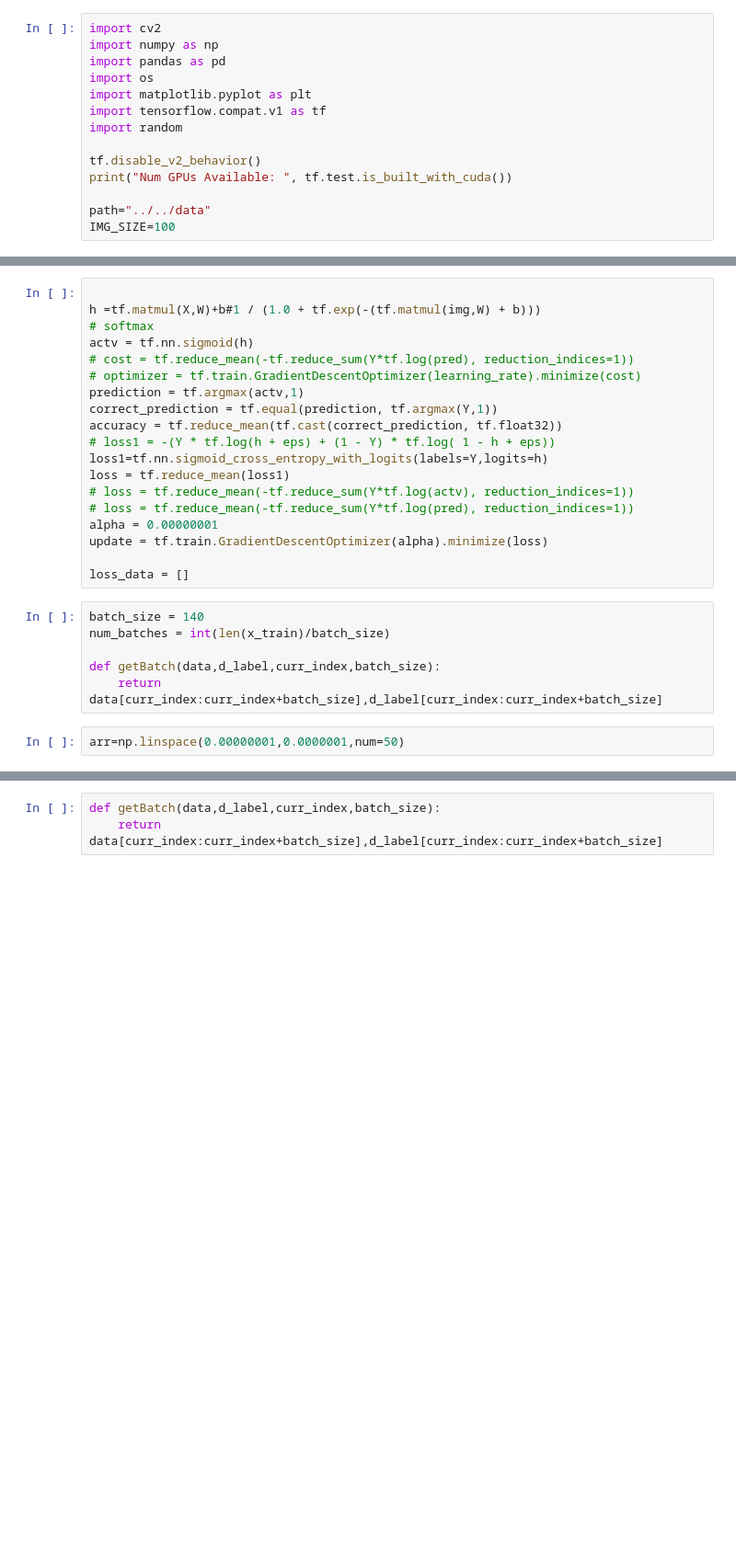
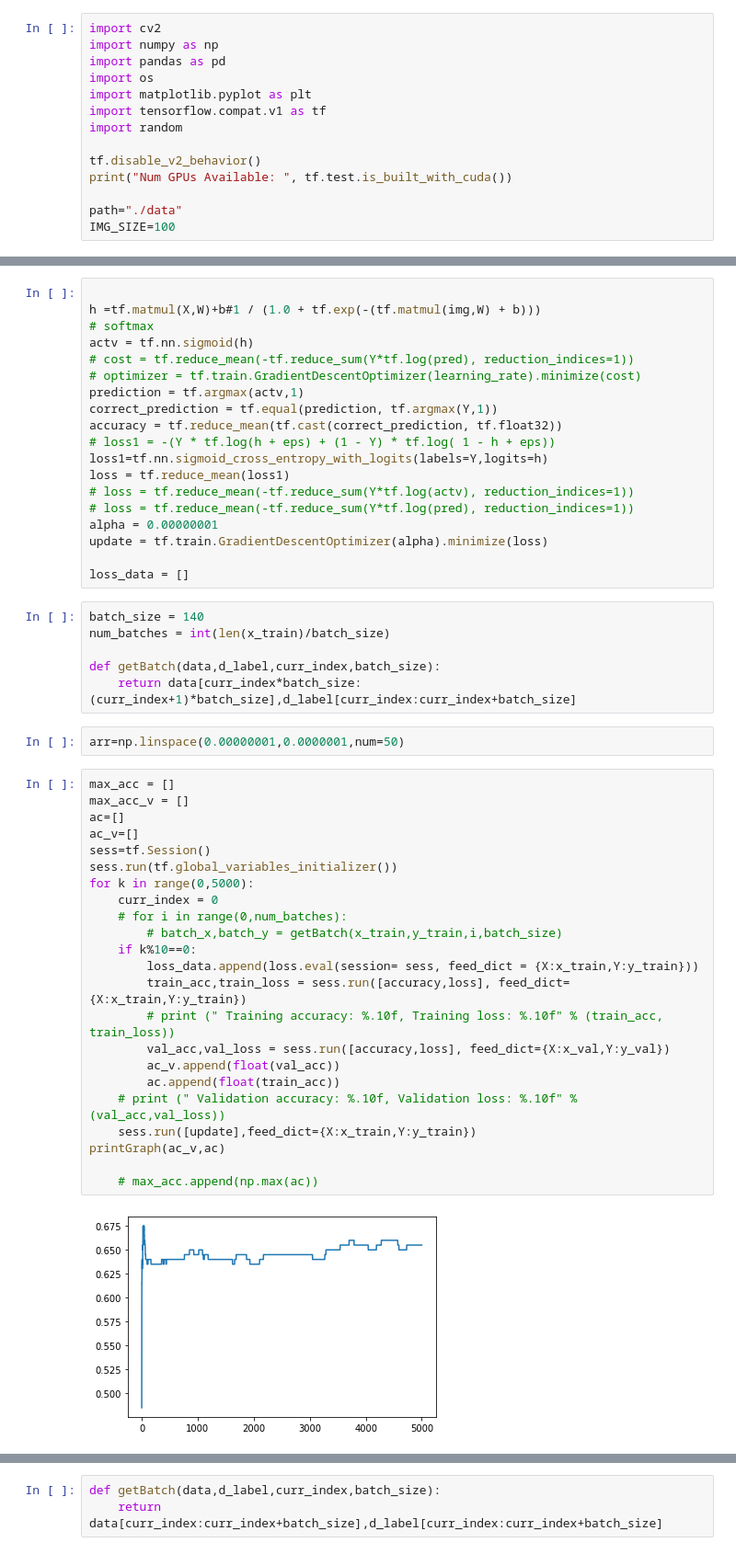
Before and after one commit to TalSomech/Dogs_vs_Wolves, a Jupyter notebook: Current.ipynb, the cells around one changed output, grey strips where cells are left out. Shown: that part at 92% size. Saved outputs shown, nothing was run; the diff lists cells and outputs as text; blank space fills up the shorter version.

Commit message:
added faster work and graphs

```diff
--- a/Current.ipynb
+++ b/Current.ipynb
@@ -10,5 +10,5 @@ import random
 tf.disable_v2_behavior()
 print("Num GPUs Available: ", tf.test.is_built_with_cuda())
 
-path="../../data"
+path="./data"
 IMG_SIZE=100
@@ -96,6 +96,31 @@ batch_size = 140
 num_batches = int(len(x_train)/batch_size)
 
 def getBatch(data,d_label,curr_index,batch_size):
-    return data[curr_index:curr_index+batch_size],d_label[curr_index:curr_index+batch_size]
+    return data[curr_index*batch_size:(curr_index+1)*batch_size],d_label[curr_index:curr_index+batch_size]
 # %%
 arr=np.linspace(0.00000001,0.0000001,num=50)
+# %%
+max_acc = []
+max_acc_v = []
+ac=[]
+ac_v=[]
+sess=tf.Session()
+sess.run(tf.global_variables_initializer())
+for k in range(0,5000):
+    curr_index = 0
+    # for i in range(0,num_batches):
+        # batch_x,batch_y = getBatch(x_train,y_train,i,batch_size)
+    if k%10==0:
+        loss_data.append(loss.eval(session= sess, feed_dict = {X:x_train,Y:y_train}))
+        train_acc,train_loss = sess.run([accuracy,loss], feed_dict={X:x_train,Y:y_train})
+        # print (" Training accuracy: %.10f, Training loss: %.10f" % (train_acc, train_loss))
+        val_acc,val_loss = sess.run([accuracy,loss], feed_dict={X:x_val,Y:y_val})
+        ac_v.append(float(val_acc))
+        ac.append(float(train_acc))
+    # print (" Validation accuracy: %.10f, Validation loss: %.10f" % (val_acc,val_loss))
+    sess.run([update],feed_dict={X:x_train,Y:y_train})
+printGraph(ac_v,ac)
+
+    # max_acc.append(np.max(ac))
+# %% [output]
+[figure, added]
```
Also changed, not shown: parts of 6 cells of this notebook.
